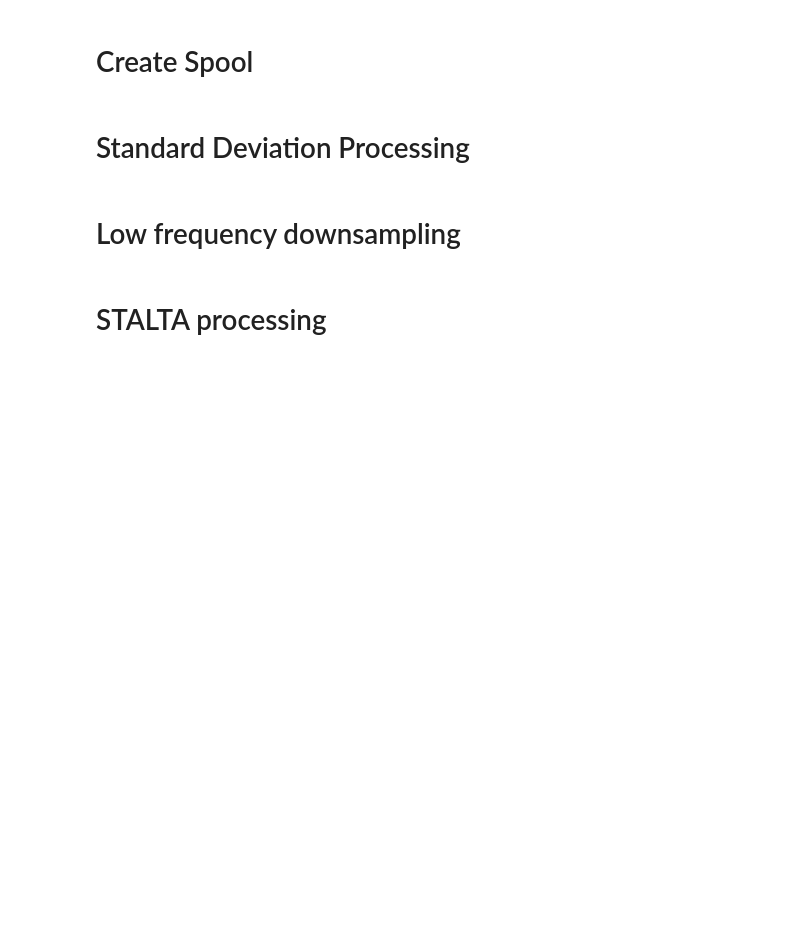
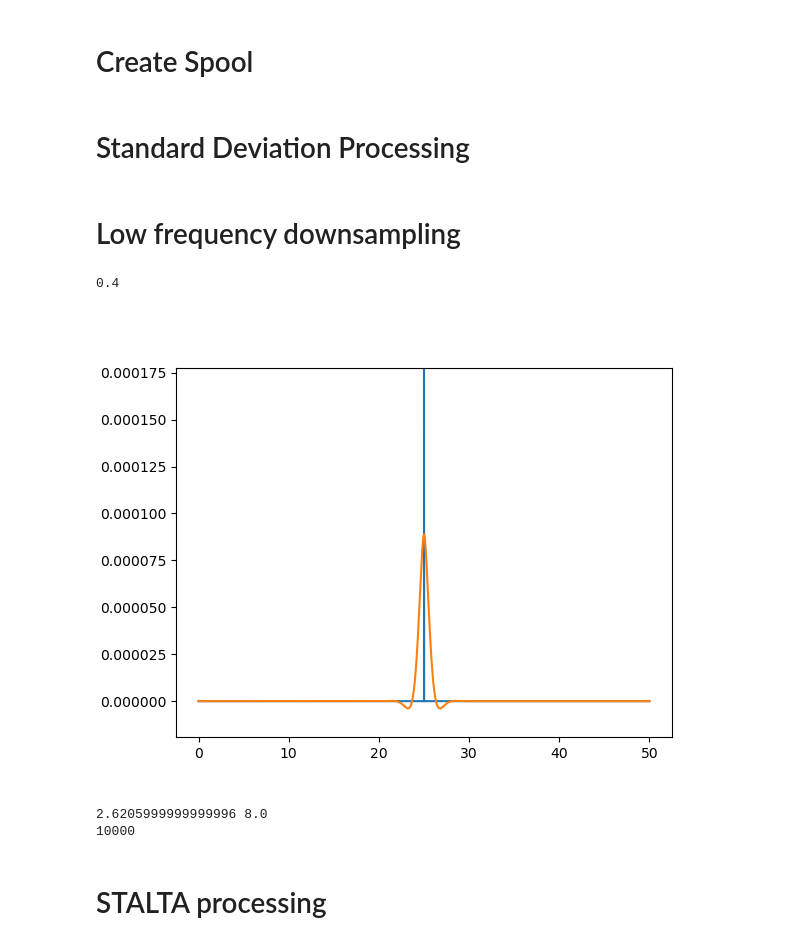
Before and after one commit to jinwar/JIN_pylib, a Jupyter notebook: examples/Spool Processing.ipynb, the cells around one changed output. Drawn from its saved outputs; the diff is of its cells as text; code cells hidden in the pictures; blank space fills up the shorter version.

```diff
--- a/examples/Spool Processing.ipynb
+++ b/examples/Spool Processing.ipynb
@@ -34,19 +41,26 @@ Spool.sp_process(sp, './std_test/', std,pre_process=pre_process, patch_size=60,
 # %%
 # testing edge effect for low-pass filters
 from JIN_pylib import gjsignal
 
-threshold = 1e-6
-dt = np.median(np.diff(DASdata.taxis))
+threshold = 1e-2
+old_rate = 1e4
+dt = 1/old_rate
 new_rate = 1
 down_sample_ratio = int(np.ceil(1/dt/new_rate))
-corf = 1/new_rate*0.4
+corf = new_rate*0.4
+print(corf)
 
-edge_size = gjsignal.find_lpf_edge_effect(corf,dt,threshold)
+edge_size = gjsignal.find_lpf_edge_effect(corf,dt,threshold, isfigure=True)
 over_lap = np.ceil(edge_size*1.5*2)
 
 
 print(edge_size, over_lap)
 print(down_sample_ratio)
+# %% [output]
+0.4
+[figure, added]
+2.6205999999999996 8.0
+10000
 # %%
 over_lap = 10  # better to be even number
 
```
Also changed, not shown: parts of 2 cells of this notebook, 1 other file.
